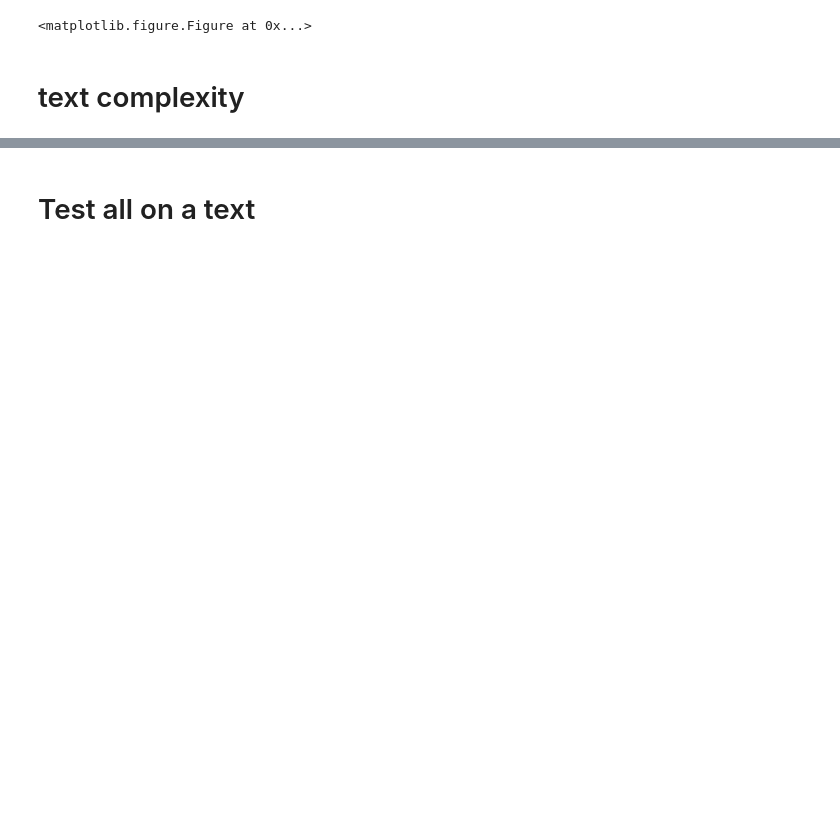
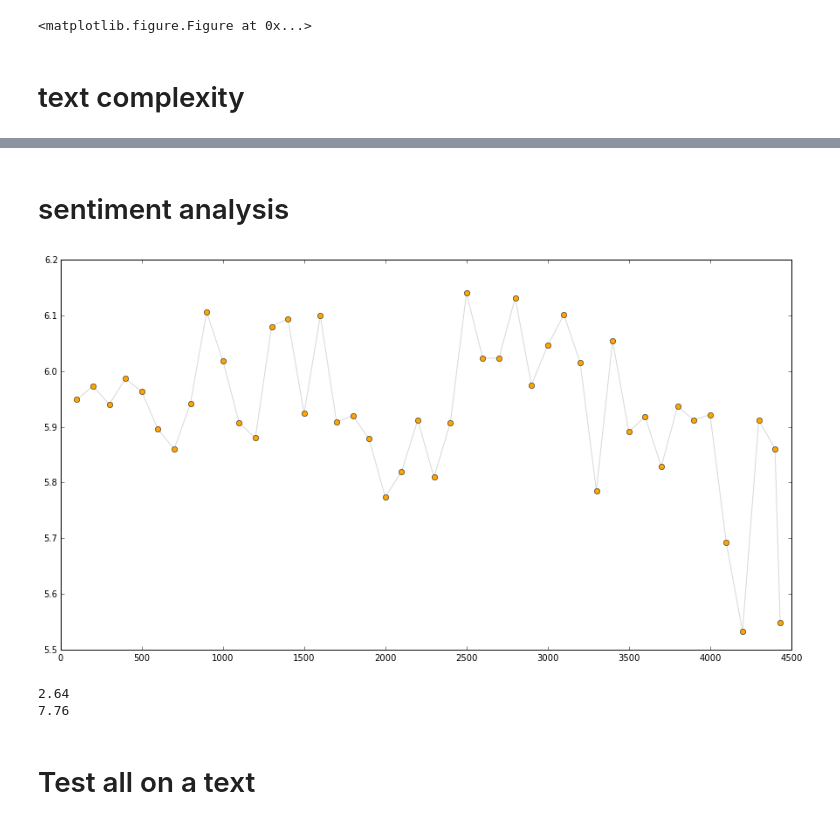
Before and after one commit to yfletberliac/Project_OpenInnovationX_Challenge, a Jupyter notebook: topic extraction.ipynb, the cells around one changed output, grey strips where cells are left out. Cells and saved outputs as stored; diff of their text form; code cells hidden in the pictures; blank space fills up the shorter version.

```diff
--- a/topic extraction.ipynb
+++ b/topic extraction.ipynb
@@ -748,3 +764,63 @@ plt.fill_between(range(0,len(difficulties)),sorted(difficulties.values(), revers
+# %% [markdown]
+# sentiment analysis
+# %%
+import numpy as np
+from matplotlib.pyplot import figure, show, cm
+file = open('Data_Set_S1.txt', 'r')
+sentiments_dataset = file.readlines()
+word_sentiment = dict()
+for l in sentiments_dataset:
+    if len(l) and l[0] != '!':
+        ll = l.split('\t')
+        word_sentiment[ll[0]] = float(ll[2])
+
+
+def calculateSentiment( tokens ):
+    s = 0.0
+    keys = set(word_sentiment.keys())
+    total = 0
+    for t in tokens:
+        if t in keys:
+            s += word_sentiment[t]
+            total +=1
+#         else:
+#             s += 5.
+    if s:
+        return float(s)/float(total)
+    else:
+        return 0.0
+
+text = loadText(path)
+tokens = tokenize(text)
+calculateSentiment(tokens)
+
+def sentimentAcrossText(tokens,N = 100 ):
+    id_word = []
+    y = []
+    k = 0
+
+    while (k < len(tokens)):
+        i = 0
+        tmp_tokens = []
+        while k < len(tokens) and i < N:
+            x = tokens[k]
+            tmp_tokens.append(x)
+            i+=1
+            k +=1
+        id_word.append(k)
+        y.append(calculateSentiment(tmp_tokens))
+    plt.plot(id_word, y,'-', color = 'gray', alpha = 0.3)
+    plt.plot(id_word, y,'o' ,color = 'orange', alpha = 1)
+    plt.show()
+
+sentimentAcrossText( tokens )
+
+print calculateSentiment( raw_tokenize(" bad "))
+print calculateSentiment( raw_tokenize(" wonderful"))
+# %% [output]
+[figure, added]
+2.64
+7.76
 # %% [markdown]
 # Test all on a text
 # %%
```
Also changed, not shown: parts of 6 cells of this notebook.
